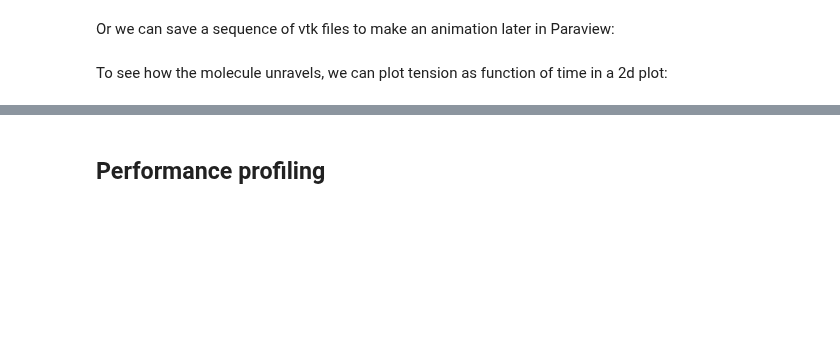
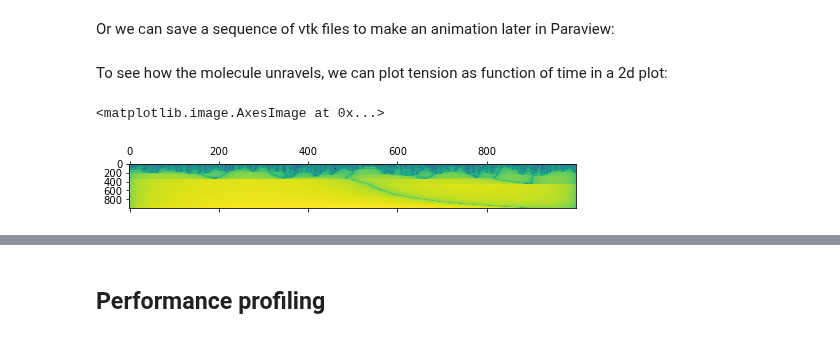
Before and after one commit to etiennerognin/DiluteBrownianDynamics, a Jupyter notebook: examples/5 - Single Kramers chain analysis.ipynb, the cells around one changed output, grey strips where cells are left out. Saved outputs shown, nothing was run; the diff lists cells and outputs as text; code cells hidden in the pictures; blank space fills up the shorter version.

```diff
--- a/examples/5 - Single Kramers chain analysis.ipynb
+++ b/examples/5 - Single Kramers chain analysis.ipynb
@@ -47,5 +45,5 @@ dt = .01           # Time step value (dimensionless)
 n_steps = 2000        # Number of time steps to record
 write_interval = 1
 
-observables, molecule_out = simulate(molecule, gradU, dt, n_steps,
-                                     write_interval=write_interval, full_trajectory=False, progress=True)
+observables, molecule = simulate(molecule, gradU, dt, n_steps,
+                                 write_interval=write_interval, full_trajectory=False, progress=True)
@@ -55,11 +55,13 @@ Now let's simulate a sudden uniaxial elongation followed by relaxation. We first
 # %%
 from scipy.interpolate import interp1d
 t_base = [0, # Elongation starts at t = 0
-          5] # Relaxation will start from t = 5
+          10] # Relaxation will start from t = 5
 gradU_base = [np.diag([1, -.5, -.5]),
               np.zeros((3, 3))]
 gradU = interp1d(t_base, gradU_base, axis=0, kind='previous', bounds_error=False,
                  fill_value=(gradU_base[0], gradU_base[-1]), assume_sorted=True)
 # %%
-n_rec = 1_000
-observables, trajectory = simulate(molecule_out, gradU, n_rec, dt, full_trajectory=True, progress=True)
+dt = .01
+n_steps = 1_000
+observables, trajectory = simulate(molecule, gradU, dt, n_steps,
+                                 write_interval=write_interval, full_trajectory=True, progress=True)
@@ -98,13 +100,16 @@ def display_molecule(step=(0,len(trajectory)-1,1)):
 # %% [markdown]
 Or we can save a sequence of vtk files to make an animation later in Paraview:
 # %%
-for i in range(0,len(trajectory),10):
+for i in range(0,len(trajectory),1):
     trajectory[i].save_vtk(f'outputs/vtk/time_{i}.vtk')
 # %% [markdown]
 To see how the molecule unravels, we can plot tension as function of time in a 2d plot:
 # %%
-mat = np.empty((n_rec,n_links))
-for i in range(n_rec):
+mat = np.empty((n_steps,n_links))
+for i in range(n_steps):
     mat[i] = trajectory[i].tensions
 
 plt.matshow(np.log(abs(mat)), aspect=0.1)
+# %% [output]
+<matplotlib.image.AxesImage at 0x...>
+[figure, added]
```
Also changed, not shown: parts of 20 cells of this notebook, 8 other files.
